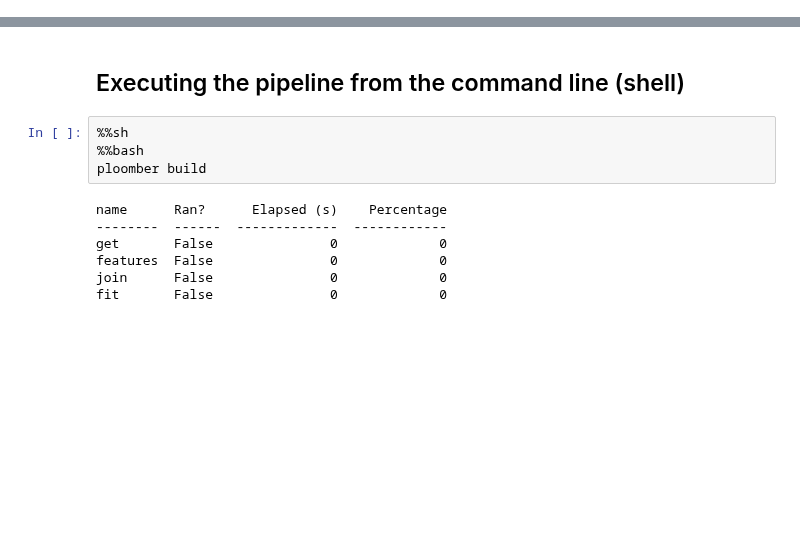
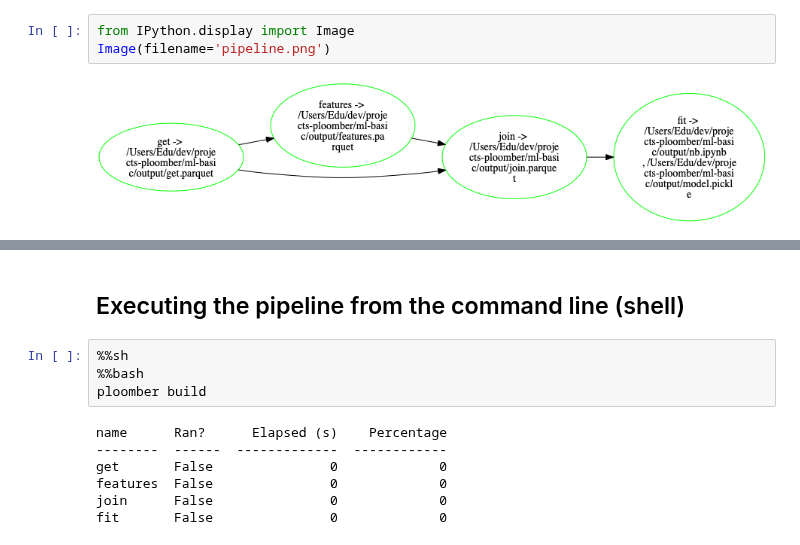
Before and after one commit to ploomber/projects, a Jupyter notebook: ml-basic/README.ipynb, the cells around one changed output, grey strips where cells are left out. Drawn from its saved outputs; the diff is of its cells as text; blank space fills up the shorter version.

```diff
--- a/ml-basic/README.ipynb
+++ b/ml-basic/README.ipynb
@@ -20,3 +27,8 @@ conda activate ml-basic
+# %%
+from IPython.display import Image
+Image(filename='pipeline.png')
+# %% [output]
+[figure, added]
 # %%
 %%sh
 %%bash
```
Also changed, not shown: parts of 4 cells of this notebook, 29 other files.
